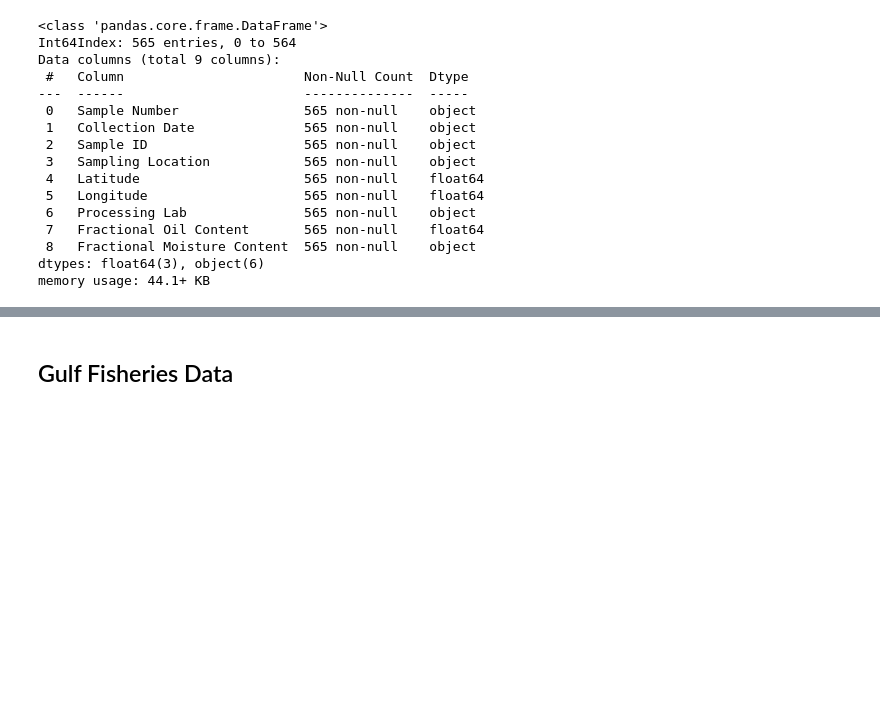
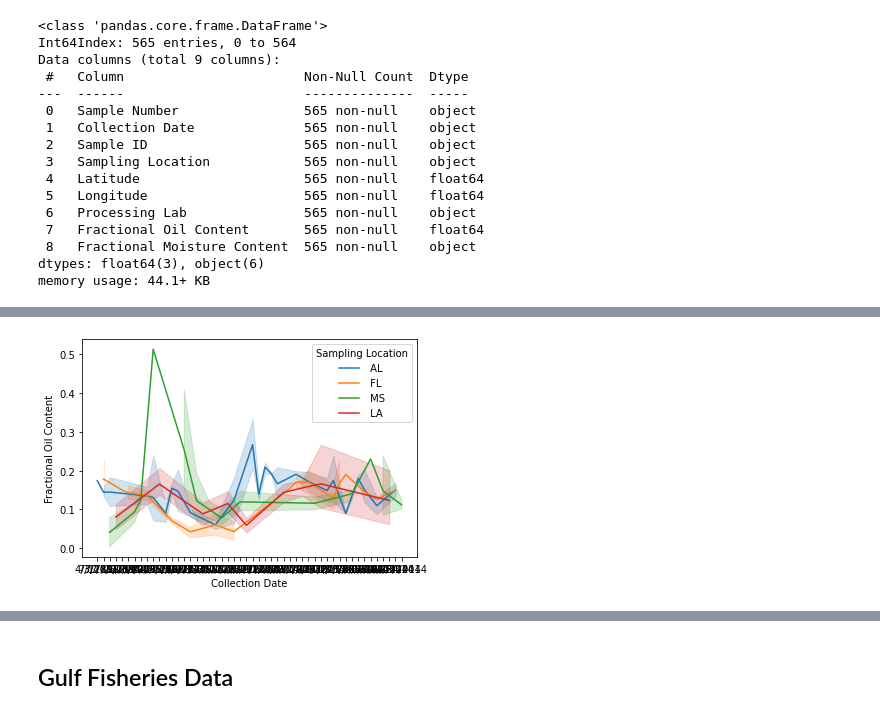
Before and after one commit to gbugieda/final-367-datascience, a Jupyter notebook: Messy.ipynb, the cells around one changed output, grey strips where cells are left out. Saved outputs shown, nothing was run; the diff lists cells and outputs as text; code cells hidden in the pictures; blank space fills up the shorter version.

```diff
--- a/Messy.ipynb
+++ b/Messy.ipynb
@@ -68,0 +177,5 @@ memory usage: 44.1+ KB
+# %%
+sns.lineplot(data=oil_areas_df, x='Collection Date', y='Fractional Oil Content', hue='Sampling Location')
+plt.show()
+# %% [output]
+[figure, added]
```
Also changed, not shown: parts of 17 cells of this notebook, 16 other files.
